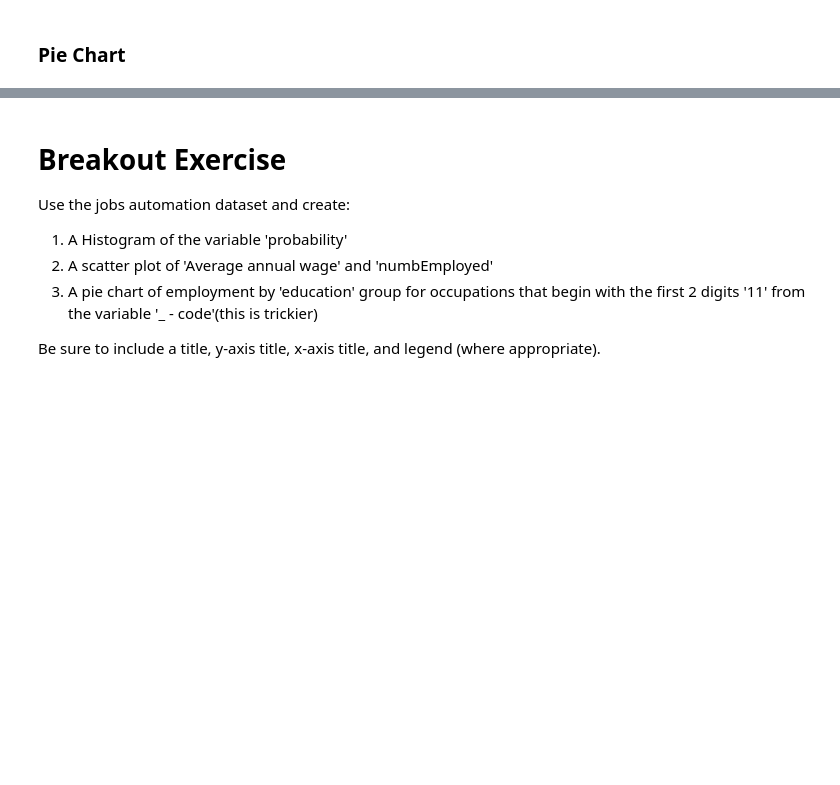
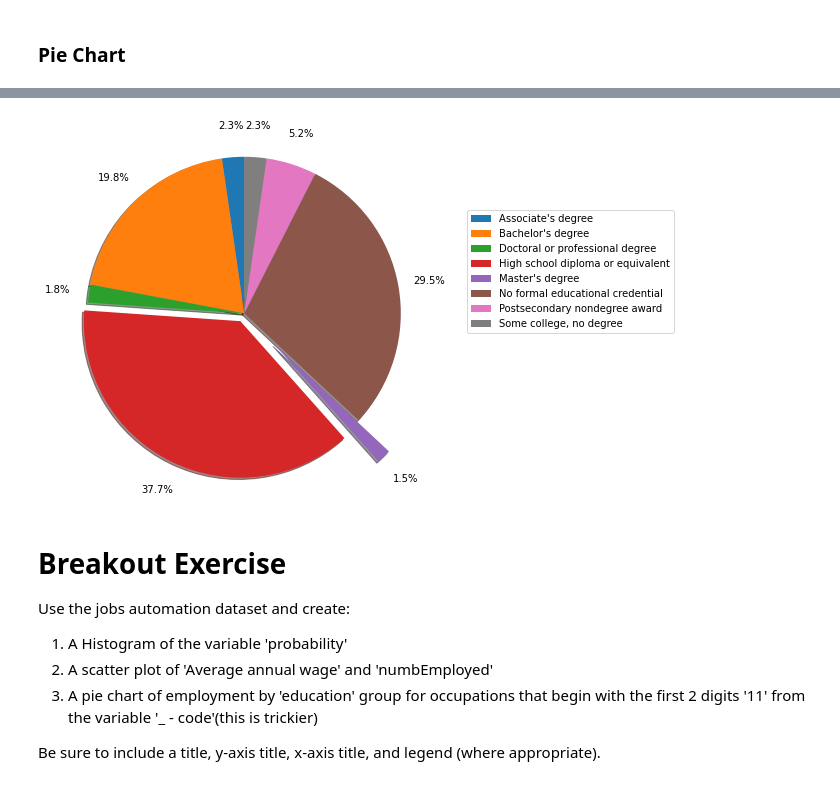
Before and after one commit to somethingabout/Data_Analysis_Python_R, a Jupyter notebook: Becoming a Viz Kid/Lecture 8.ipynb, the cells around one changed output, grey strips where cells are left out. Cells and saved outputs as stored; diff of their text form; code cells hidden in the pictures; blank space fills up the shorter version.

```diff
--- a/Becoming a Viz Kid/Lecture 8.ipynb
+++ b/Becoming a Viz Kid/Lecture 8.ipynb
@@ -321,17 +337,19 @@ education_pie
 # %%
 # Make figure and axes
 fig, ax1 = plt.subplots()
 
-explode = (0, 0, 0, 0.1, 0,0,0,0)
+explode = (0, 0, 0, 0.1, 0.5,0,0,0)
 
 # A standard pie plot
 ax1.pie(education_pie['% total'], labels=education_pie['education'], autopct='%1.1f%%',
         explode=explode, shadow=True, startangle=90, labeldistance=None, pctdistance=1.2,
         radius = 1.8)
 
-ax1.legend(bbox_to_anchor=(1.5, 1), loc='upper left' )
+ax1.legend(loc='upper left',bbox_to_anchor=(1.5, 1))
 
 plt.show()
+# %% [output]
+[figure, added]
 # %% [markdown]
 # Breakout Exercise
 
```
Also changed, not shown: parts of 15 cells of this notebook, 4 other files.
